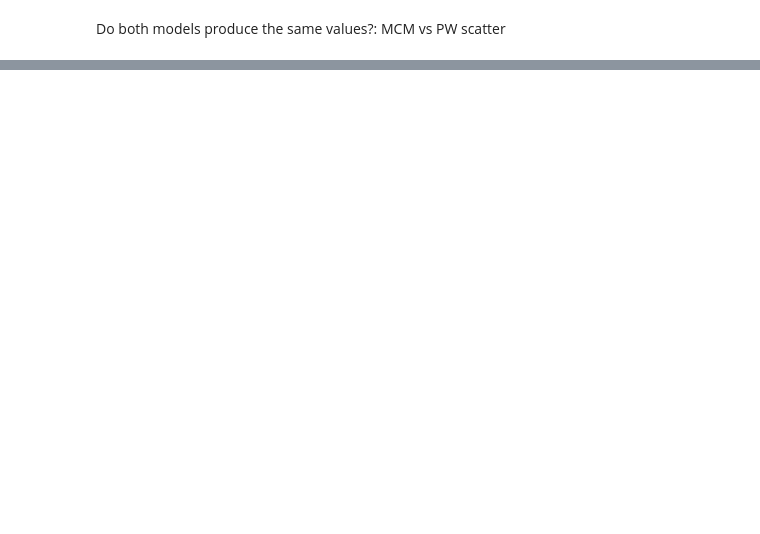
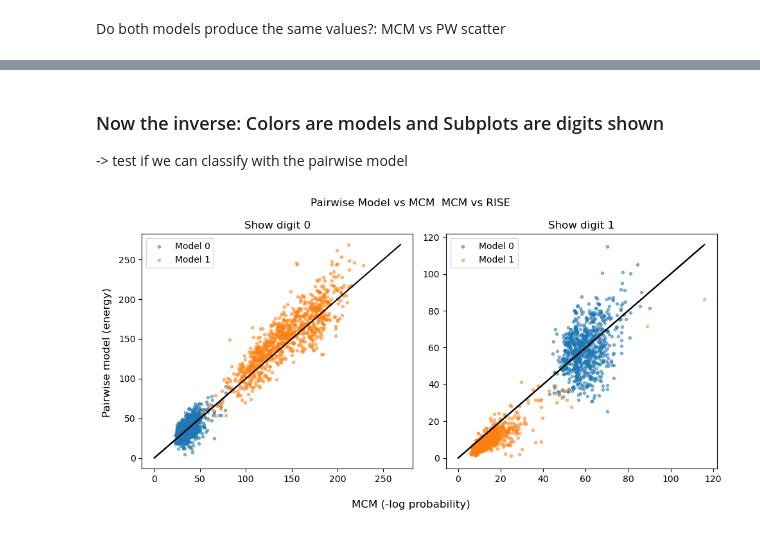
Before and after one commit to PaulHosek/MCM_classifier, a Jupyter notebook: Classifier_1/mcm/paper_plots_pw/mcm_pw_energyhist.ipynb, the cells around one changed output, grey strips where cells are left out. Saved outputs shown, nothing was run; the diff lists cells and outputs as text; code cells hidden in the pictures; blank space fills up the shorter version.

```diff
--- a/Classifier_1/mcm/paper_plots_pw/mcm_pw_energyhist.ipynb
+++ b/Classifier_1/mcm/paper_plots_pw/mcm_pw_energyhist.ipynb
@@ -123,0 +128,36 @@ fig.tight_layout()
+# %% [markdown]
+### Now the inverse: Colors are models and Subplots are digits shown
+-> test if we can classify with the pairwise model
+# %%
+# lets scatter all points of both categories. Make them different colors based on point and x = MCM y = PW
+
+### Now we combine the two
+
+
+
+model_digits = [0,1]
+
+fig, axs = plt.subplots(1,2,figsize=((10,5)))
+
+
+
+for i_dig, testdig in enumerate(testdatas):
+    ax = axs[i_dig]
+    see_dig = model_digits[i_dig]
+    for i_md, mod in enumerate(all_byk_pair):
+
+        ax.scatter(mcm_distr[i_md,i_dig,:]*-1,pairwise_distrs[i_md,i_dig],label=f"Model {i_md}",alpha=.5,marker=".")
+
+
+        lm =  np.max([np.max(arr) for arr in (mcm_distr[i_md,i_dig,:]*-1,pairwise_distrs[i_md,i_dig])])
+        ax.plot((0,lm),(0,lm),color="black")
+        # ax.set(adjustable='box', aspect='equal')
+
+    ax.set_title(f"Show digit {see_dig}")
+    ax.legend()
+fig.supxlabel("MCM (-log probability)")
+fig.supylabel("Pairwise model (energy)")
+fig.suptitle("Pairwise Model vs MCM  MCM vs RISE")
+fig.tight_layout()
+# %% [output]
+[figure, added]
```
Also changed, not shown: parts of 5 cells of this notebook, 5 other files.
